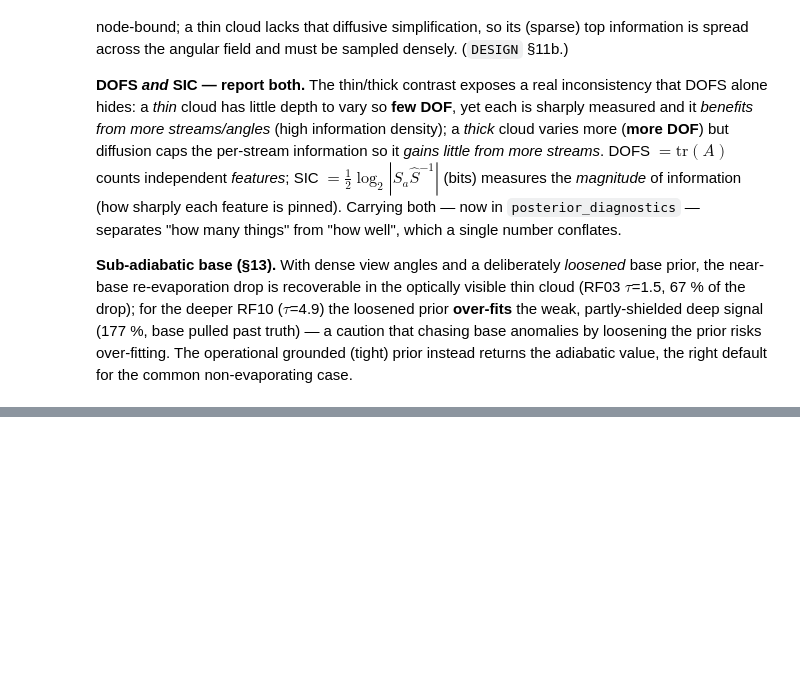
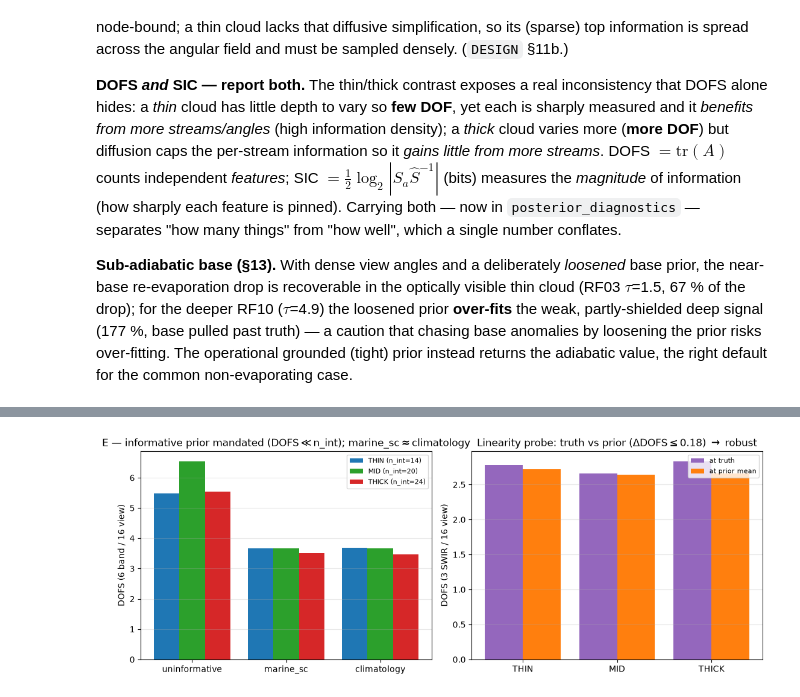
Before and after one commit to dhjx1996/Pythonic-DISORT_inhomogeneous_atmosphere, a Jupyter notebook: docs/riccati_solver_VOCALS_retrieval_mu0p9.ipynb, the cells around one changed output, grey strips where cells are left out. Saved outputs shown, nothing was run; the diff lists cells and outputs as text; code cells hidden in the pictures; blank space fills up the shorter version.

```diff
--- a/docs/riccati_solver_VOCALS_retrieval_mu0p9.ipynb
+++ b/docs/riccati_solver_VOCALS_retrieval_mu0p9.ipynb
@@ -745,0 +814,20 @@ instead returns the adiabatic value, the right default for the common non-evapor
+# %%
+# E: prior ladder;  and the linearity-robustness probe
+fig, ax = plt.subplots(1, 2, figsize=(11, 4.2))
+priors = ['uninformative','marine_sc','climatology']; x = np.arange(len(priors)); w = 0.27
+for i, lab in enumerate(['THIN','MID','THICK']):
+    r = REG[lab]
+    ax[0].bar(x+(i-1)*w, [cell(r,6,16,p)['dofs'] for p in priors], w,
+              color=COL[lab], label=f"{lab} (n_int={r['n_int']})")
+ax[0].set(xticks=x, xticklabels=priors, ylabel='DOFS (6 band / 16 view)',
+          title='E — informative prior mandated (DOFS$\\ll$n_int); marine_sc$\\approx$climatology')
+ax[0].legend(fontsize=8); ax[0].grid(alpha=.3, axis='y')
+xb = np.arange(len(P))
+ax[1].bar(xb-0.2, [p['dofs_truth'] for p in P], 0.4, color='tab:purple', label='at truth')
+ax[1].bar(xb+0.2, [p['dofs_prior'] for p in P], 0.4, color='tab:orange', label='at prior mean')
+ax[1].set(xticks=xb, xticklabels=[p['label'] for p in P], ylabel='DOFS (3 SWIR / 16 view)',
+          title='Linearity probe: truth vs prior ($\\Delta$DOFS$\\leq$0.18) $\\to$ robust')
+ax[1].legend(fontsize=8); ax[1].grid(alpha=.3, axis='y')
+fig.tight_layout(); plt.show()
+# %% [output]
+[figure, added]
```
Also changed, not shown: parts of 5 cells of this notebook, 5 other files.
